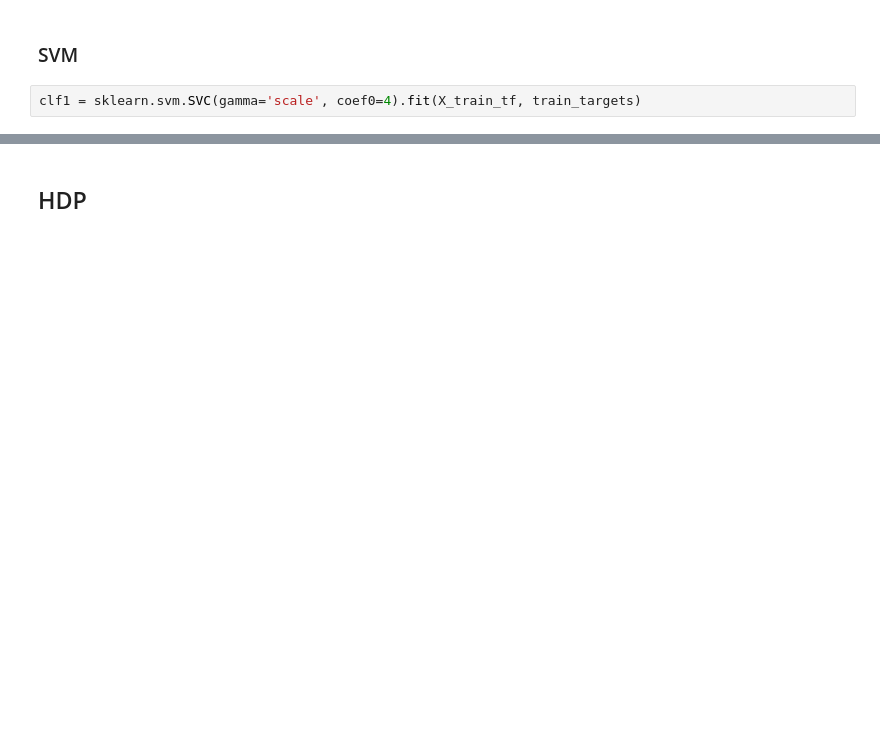
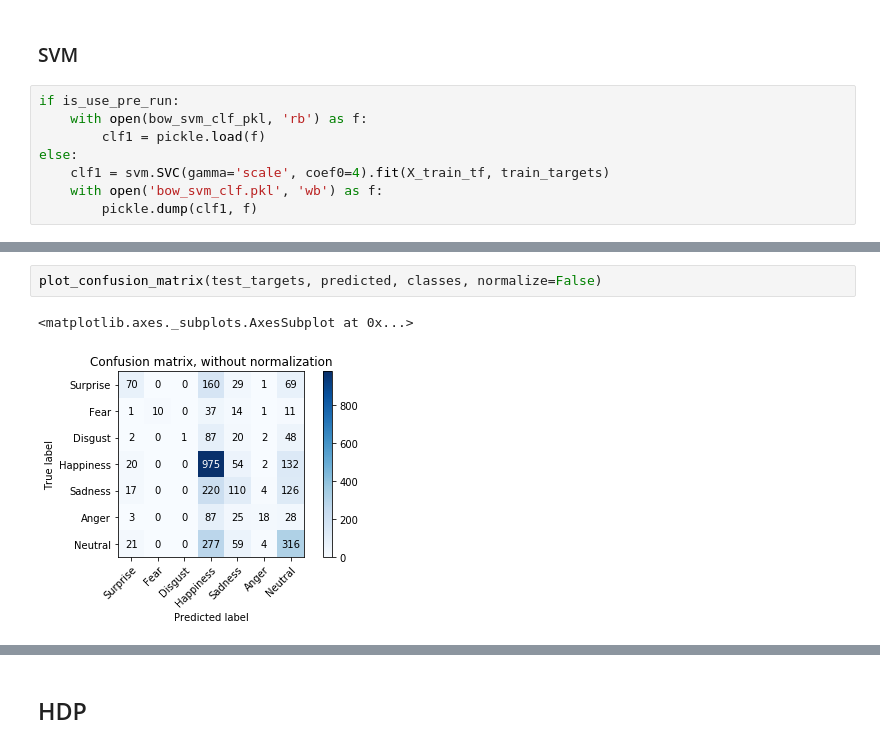
Before and after one commit to thanhhungqb/AI-theory, a Jupyter notebook: classifier.ipynb, the cells around one changed output, grey strips where cells are left out. Cells and saved outputs as stored; diff of their text form; blank space fills up the shorter version.

```diff
--- a/classifier.ipynb
+++ b/classifier.ipynb
@@ -86,6 +79,12 @@ np.mean(predicted == test_targets)
 # %% [markdown]
 ### SVM
-# %%
-clf1 = sklearn.svm.SVC(gamma='scale', coef0=4).fit(X_train_tf, train_targets)
+# %%
+if is_use_pre_run:
+    with open(bow_svm_clf_pkl, 'rb') as f:
+        clf1 = pickle.load(f)
+else:
+    clf1 = svm.SVC(gamma='scale', coef0=4).fit(X_train_tf, train_targets)
+    with open('bow_svm_clf.pkl', 'wb') as f:
+        pickle.dump(clf1, f)
 # %%
 predicted = clf1.predict(X_test_tf)
@@ -91,0 +94,5 @@ predicted = clf1.predict(X_test_tf)
+# %%
+plot_confusion_matrix(test_targets, predicted, classes, normalize=False)
+# %% [output]
+<matplotlib.axes._subplots.AxesSubplot at 0x...>
+[figure, added]
```
Also changed, not shown: parts of 74 cells of this notebook, 1 other file.
